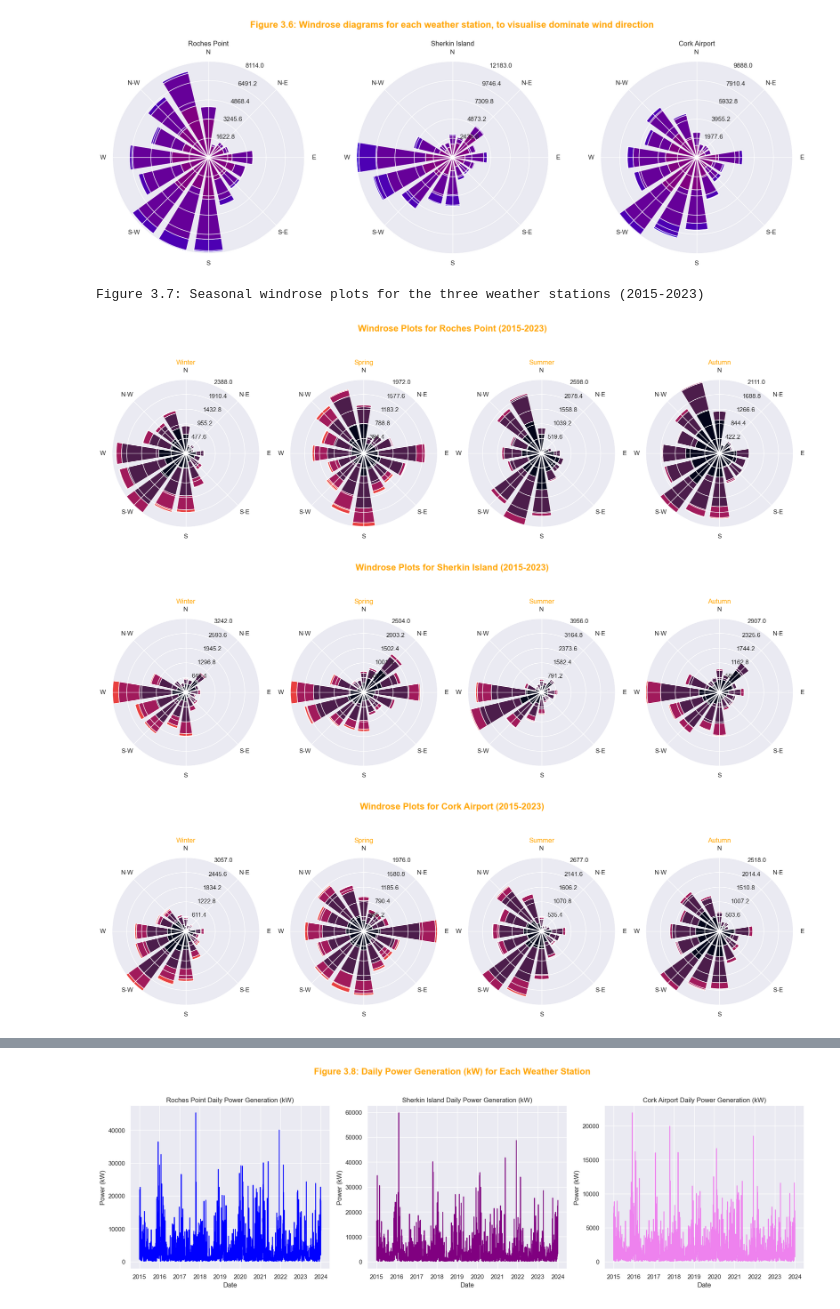
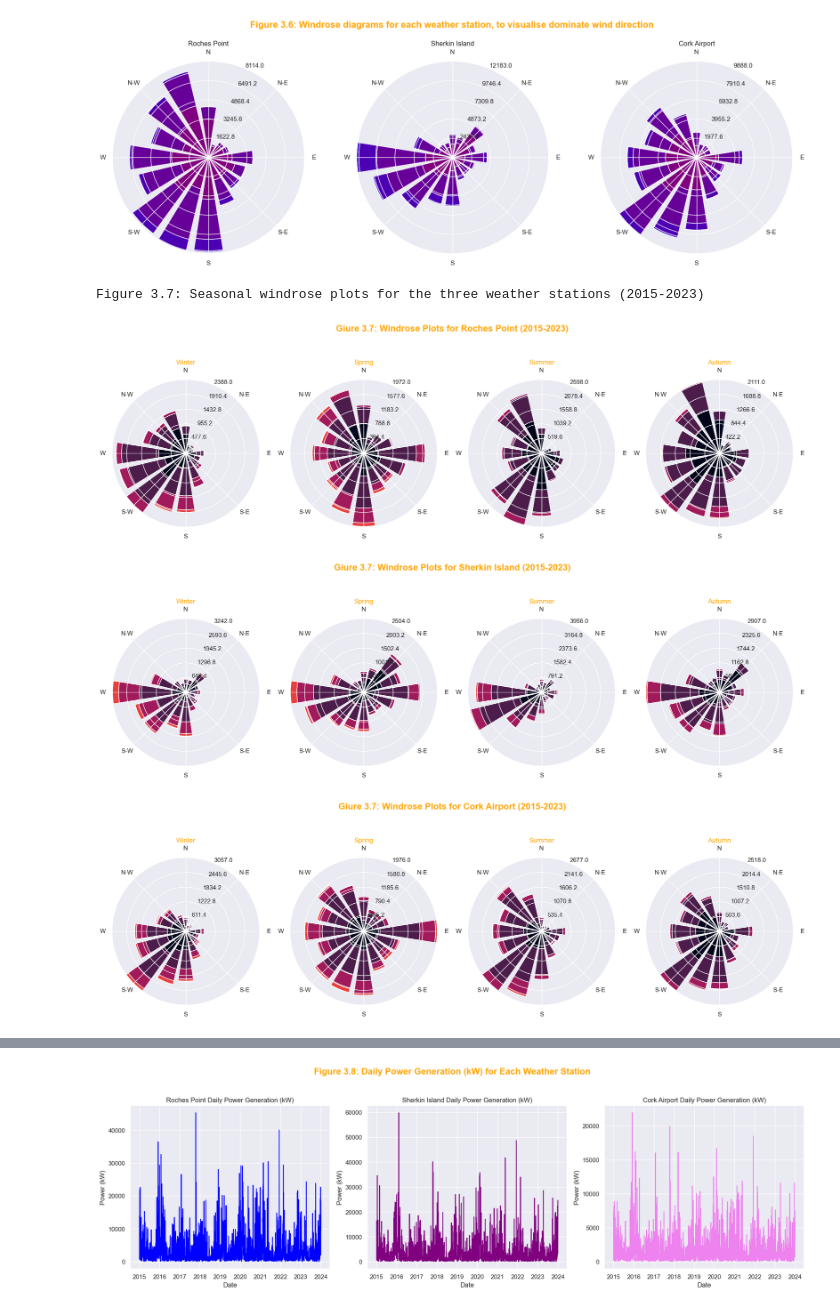
Before and after one commit to Laura6826/PFDA-project, a Jupyter notebook: wind_project.ipynb, the cells around one changed output, grey strips where cells are left out. Cells and saved outputs as stored; diff of their text form; code cells hidden in the pictures.

```diff
--- a/wind_project.ipynb
+++ b/wind_project.ipynb
@@ -896,37 +913,37 @@ dfca = dfca.dropna(subset=['wdsp', 'wddir'])
 
 # Function to create windrose plots for each season
 def create_seasonal_windrose_plots(df, station_name):
     seasons = {
         'Winter': (df['date'].dt.month.isin([12, 1, 2])),
         'Spring': (df['date'].dt.month.isin([3, 4, 5])),
         'Summer': (df['date'].dt.month.isin([6, 7, 8])),
         'Autumn': (df['date'].dt.month.isin([9, 10, 11]))
     }
 
     fig, axs = plt.subplots(1, 4, figsize=(18, 6), subplot_kw=dict(projection='windrose'))
     axs = axs.flatten()
 
     for ax, (season, condition) in zip(axs, seasons.items()):
         seasonal_data = df[condition]
         ax.bar(seasonal_data['wddir'], seasonal_data['wdsp'], opening=0.8, edgecolor='white')
         ax.set_title(f'{season}', color='orange')
 
     # Add an overall title to the figure
-    fig.suptitle(f'Windrose Plots for {station_name} (2015-2023)', fontsize=16, fontweight='bold', color='orange')
+    fig.suptitle(f'Giure 3.7: Windrose Plots for {station_name} (2015-2023)', fontsize=16, fontweight='bold', color='orange')
     plt.tight_layout(rect=[0, 0, 1, 0.95])
     plt.savefig(f'images/figure3.7.windrose_plots_{station_name.lower().replace(" ", "_")}.png')
     plt.show()
 
 # Create windrose plots for each DataFrame
 print('Figure 3.7: Seasonal windrose plots for the three weather stations (2015-2023)')
 create_seasonal_windrose_plots(dfrp, 'Roches Point')
 create_seasonal_windrose_plots(dfs, 'Sherkin Island')
 create_seasonal_windrose_plots(dfca, 'Cork Airport')
 # %% [output]
 Figure 3.7: Seasonal windrose plots for the three weather stations (2015-2023)
-[figure, old version]
+[figure, new version]
-[figure, old version]
+[figure, new version]
-[figure, old version]
+[figure, new version]
 # %% [markdown]
 ***
 
```
Also changed, not shown: parts of 22 cells of this notebook, 9 other files.
